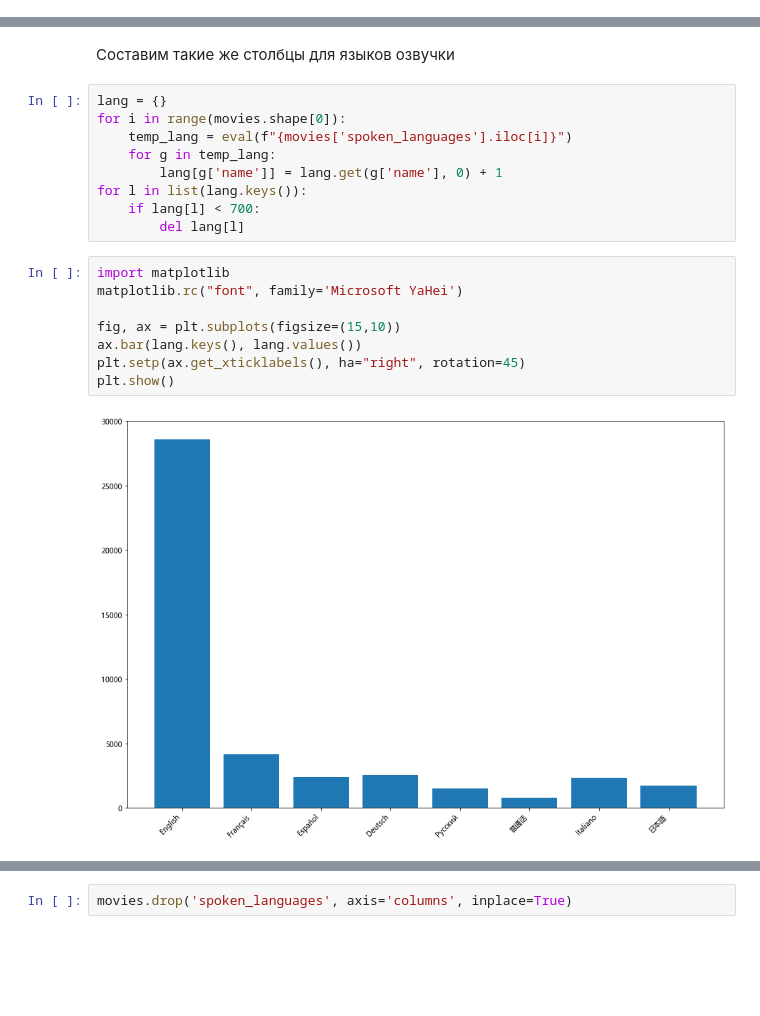
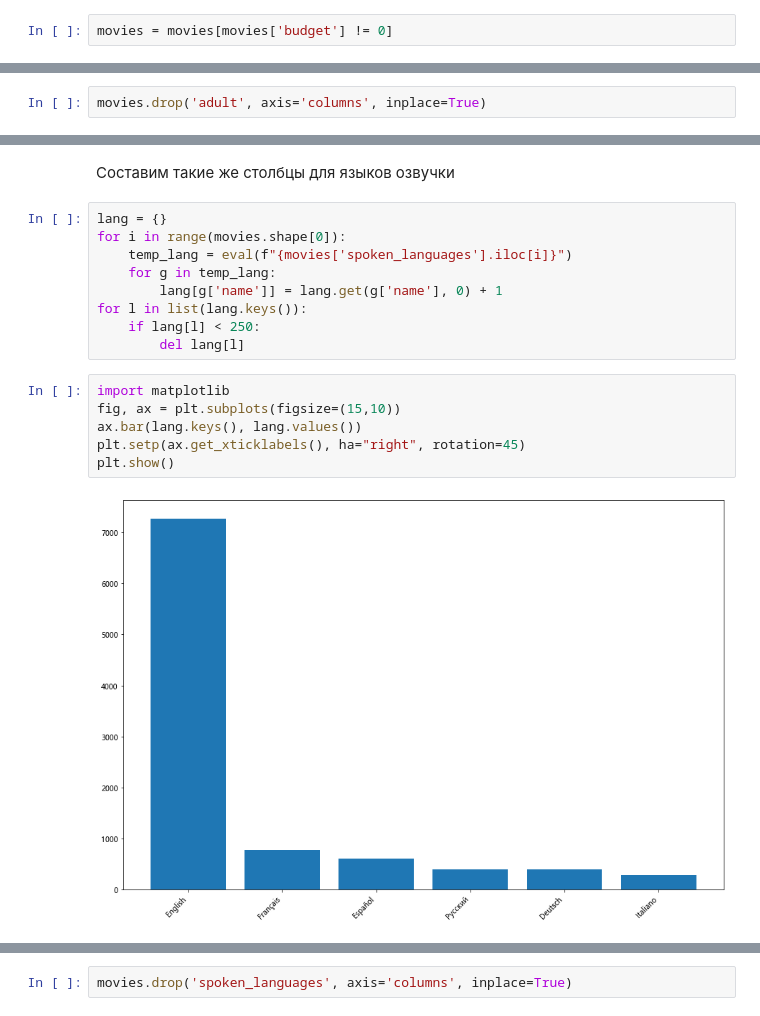
Before and after one commit to immortalBan/Rating-prediction, a Jupyter notebook: prediction_model.ipynb, the cells around one changed output, grey strips where cells are left out. Drawn from its saved outputs; the diff is of its cells as text; blank space fills up the shorter version.

```diff
--- a/prediction_model.ipynb
+++ b/prediction_model.ipynb
@@ -108,0 +187,2 @@ dtype: int64
+# %%
+movies = movies[movies['budget'] != 0]
@@ -131,3 +218,5 @@ Name: adult, dtype: int64
+# %%
+movies.drop('adult', axis='columns', inplace=True)
 # %% [markdown]
 Заменим в столбце belongs_to_collection 0 если там отсутсвует значение (т.е. фильм не входит в франшизу) и 1 если значение какое-то есть
 # %%
@@ -315,18 +398,16 @@ for i in range(movies.shape[0]):
     for g in temp_lang:
         lang[g['name']] = lang.get(g['name'], 0) + 1
 for l in list(lang.keys()):
-    if lang[l] < 700:
+    if lang[l] < 250:
         del lang[l]
 # %%
 import matplotlib
-matplotlib.rc("font", family='Microsoft YaHei')
-
 fig, ax = plt.subplots(figsize=(15,10))
 ax.bar(lang.keys(), lang.values())
 plt.setp(ax.get_xticklabels(), ha="right", rotation=45)
 plt.show()
 # %% [output]
-[figure, old version]
+[figure, new version]
 # %%
 for l in lang.keys():
     temp_df = movies['spoken_languages'].apply(lambda x: 1 if l in x else 0)
```
Also changed, not shown: parts of 59 cells of this notebook.
